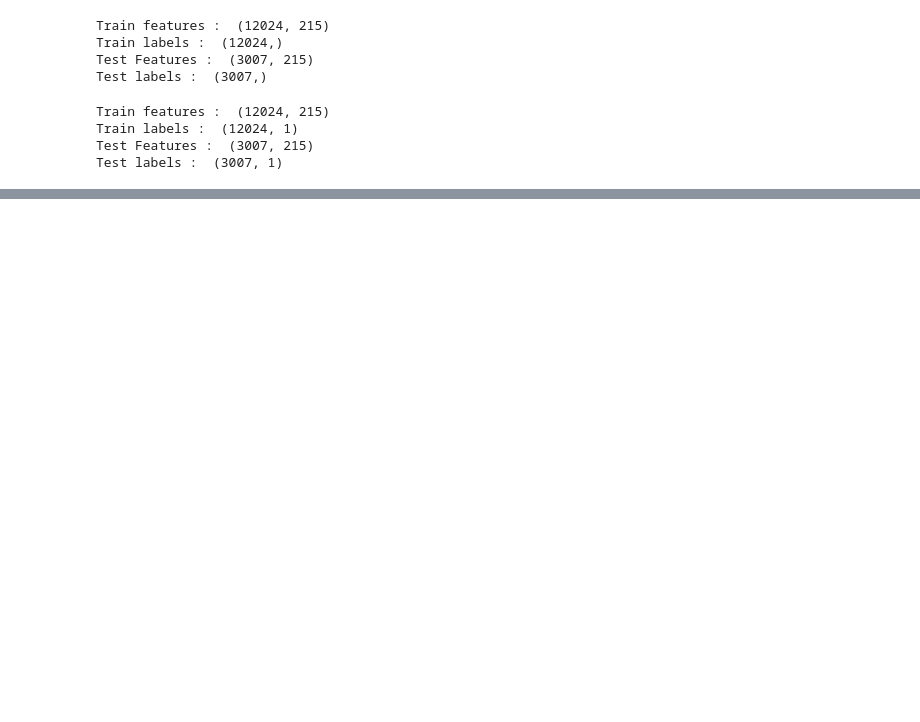
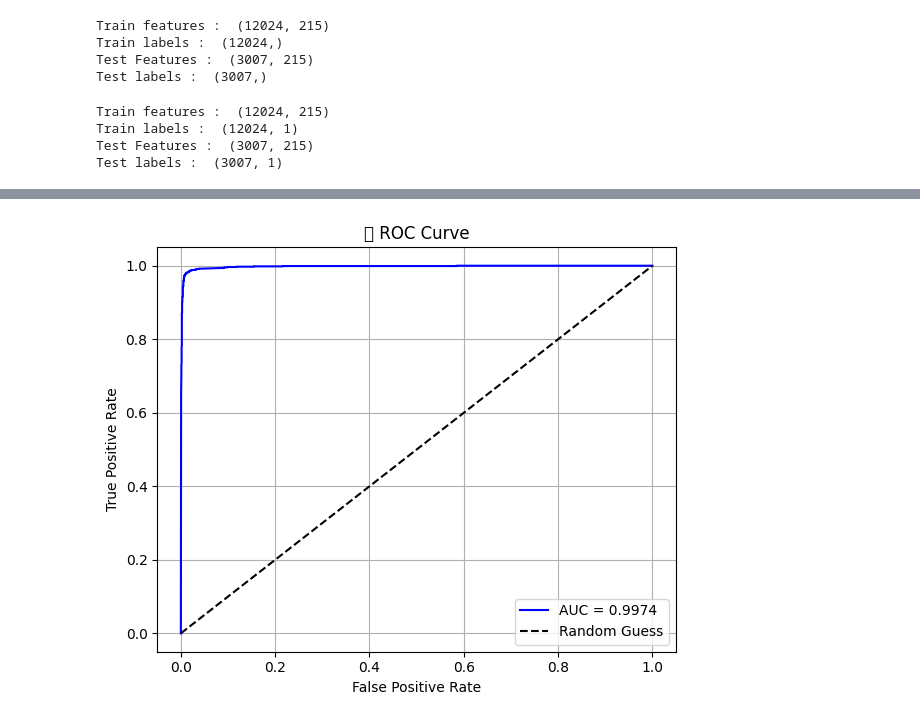
Before and after one commit to Jevaan21/intrusion-detection-dl, a Jupyter notebook: intrusion_detection.ipynb, the cells around one changed output, grey strips where cells are left out. Saved outputs shown, nothing was run; the diff lists cells and outputs as text; code cells hidden in the pictures; blank space fills up the shorter version.

```diff
--- a/intrusion_detection.ipynb
+++ b/intrusion_detection.ipynb
@@ -201,0 +211,8 @@ plt.show()
+# %%
+# ⚙️ Step: Compile the model with optimizer, loss function, and evaluation metric
+
+model.compile(
+    optimizer=keras.optimizers.RMSprop(0.001),   # RMSprop optimizer with learning rate 0.001
+    loss='binary_crossentropy',                  # Binary classification loss function
+    metrics=['accuracy']                         # Track accuracy during training/validation
+)
@@ -201,0 +227,12 @@ plt.show()
+# %%
+# 🔁 Set the number of training epochs (iterations over the entire dataset)
+ep = 7
+# %%
+# 🚀 Step: Train the model using the training set and validate on the test set
+
+history = model.fit(
+    train_x,                    # Training features
+    train_y,                    # Training labels
+    validation_data=(test_x, test_y),  # Validation set for monitoring performance
+    epochs=ep                   # Number of epochs set earlier (ep = 5)
+)
@@ -201,0 +254,26 @@ plt.show()
+# %%
+from sklearn.metrics import roc_auc_score, roc_curve
+
+# 🧪 Step: Predict probability scores for test data
+y_probs = model.predict(test_x).ravel()  # Flatten to 1D array
+
+# 🎯 Step: Calculate the ROC curve and AUC score
+fpr, tpr, _ = roc_curve(test_y, y_probs)                  # False Positive Rate, True Positive Rate
+auc_score = roc_auc_score(test_y, y_probs)                # Area Under the Curve
+
+# 📈 Step: Plot the ROC curve
+plt.figure(figsize=(6, 5))
+plt.plot(fpr, tpr, label=f"AUC = {auc_score:.4f}", color='blue')  # Model's curve
+plt.plot([0, 1], [0, 1], 'k--', label="Random Guess")              # Diagonal reference line
+plt.xlabel("False Positive Rate")
+plt.ylabel("True Positive Rate")
+plt.title("📈 ROC Curve")
+plt.legend(loc='lower right')
+plt.grid(True)
+plt.tight_layout()
+
+# 💾 Save ROC plot to file
+plt.savefig("roc_curve.png")
+
+plt.show()
+# %% [output]
@@ -201,0 +281 @@ plt.show()
+[figure, added]
```
Also changed, not shown: parts of 26 cells of this notebook.
